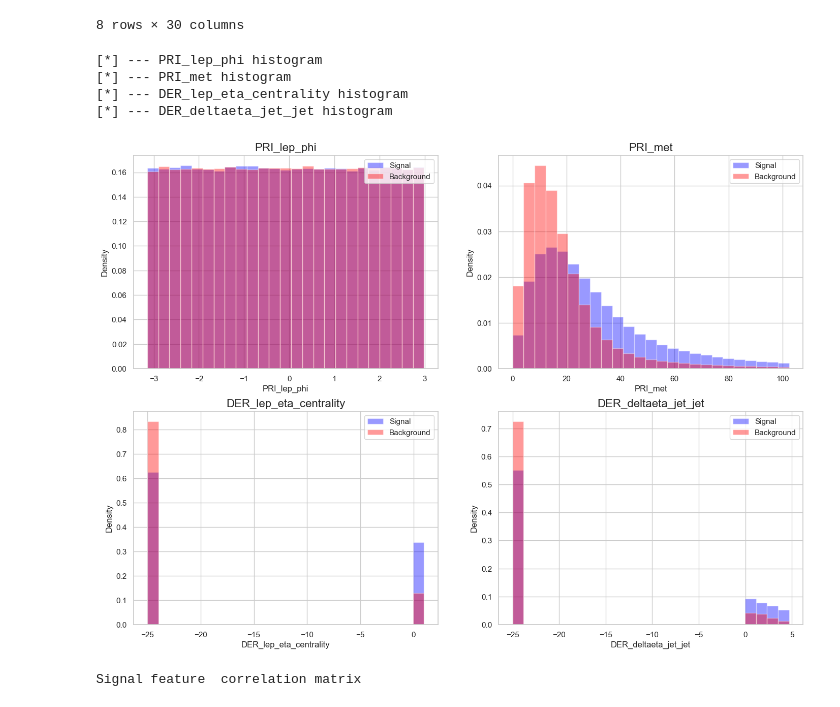
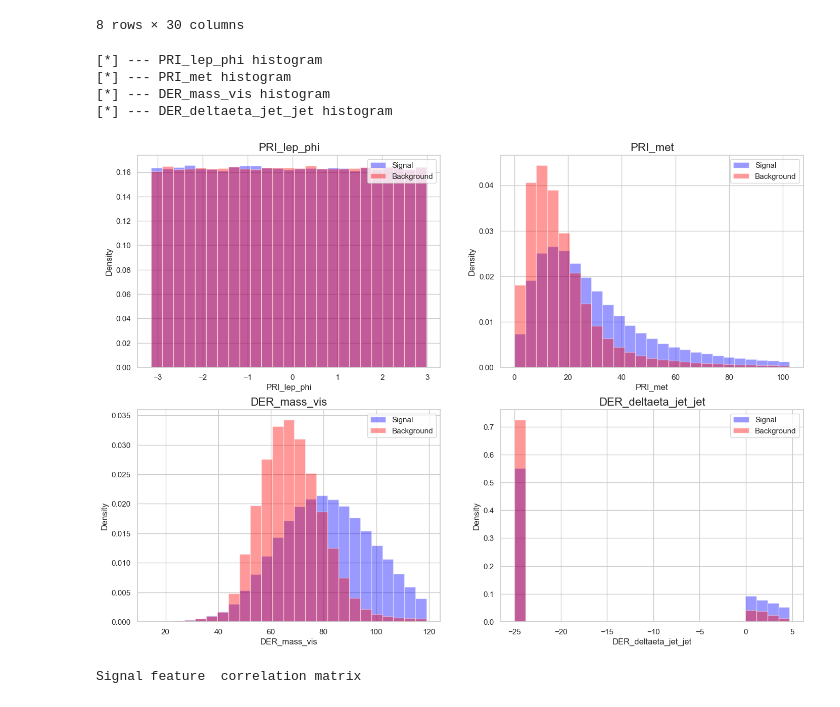
Before and after one commit to juefanmathias/Higgs_collaborations, a Jupyter notebook: StartingKit_Black_Swan_HiggsML.ipynb, the cells around one changed output. Cells and saved outputs as stored; diff of their text form; code cells hidden in the pictures.

```diff
--- a/StartingKit_Black_Swan_HiggsML.ipynb
+++ b/StartingKit_Black_Swan_HiggsML.ipynb
@@ -191,14 +187,14 @@ display(data_set.describe())
 # %%
 from  utils import histogram_dataset
 # this function is defined in utils.py in the sample_code_submission directory. feel free to modify it as needed
 
-histogram_dataset(data_set, target, weights, columns=["PRI_lep_phi","PRI_met","DER_lep_eta_centrality","DER_deltaeta_jet_jet"])
+histogram_dataset(data_set, target, weights, columns=["PRI_lep_phi","PRI_met","DER_mass_vis","DER_deltaeta_jet_jet"])
 # %% [output]
 [*] --- PRI_lep_phi histogram
 [*] --- PRI_met histogram
-[*] --- DER_lep_eta_centrality histogram
+[*] --- DER_mass_vis histogram
 [*] --- DER_deltaeta_jet_jet histogram
-[figure, old version]
+[figure, new version]
 # %%
 import seaborn as sns
 sns.set_theme(rc={"figure.figsize": (10, 10)}, style="whitegrid")
```
Also changed, not shown: parts of 13 cells of this notebook, 7 other files.
